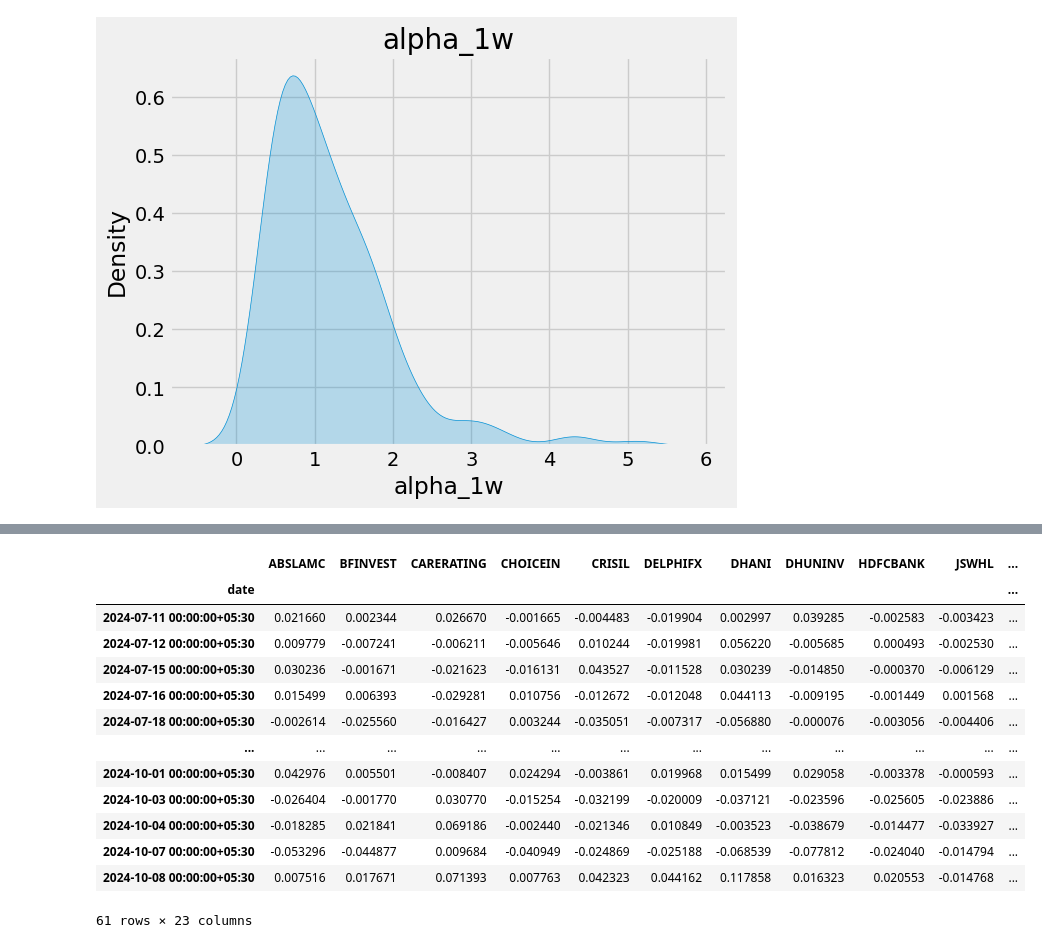
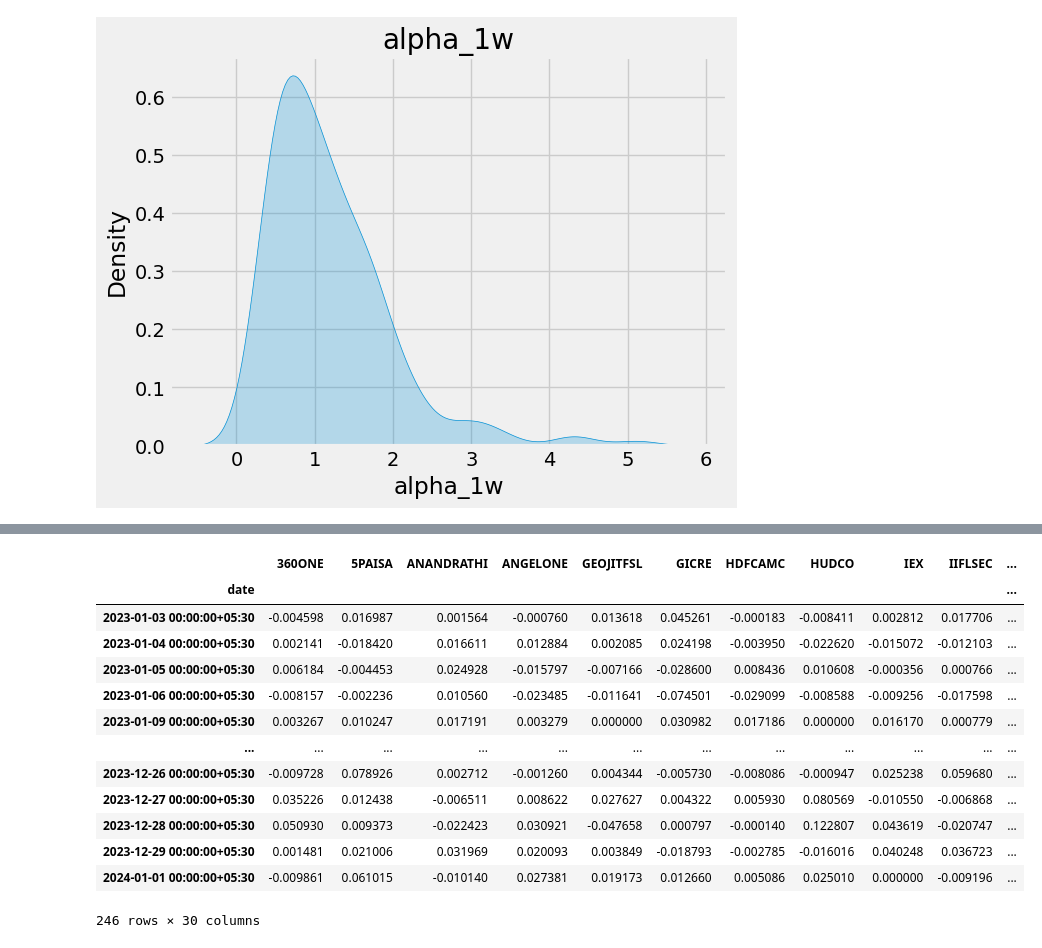
Before and after one commit to karamjeet-ramgharia/wealth_wave, a Jupyter notebook: wealth_comp.ipynb, the cells around one changed output, grey strips where cells are left out. Drawn from its saved outputs; the diff is of its cells as text; code cells hidden in the pictures.

```diff
--- a/wealth_comp.ipynb
+++ b/wealth_comp.ipynb
@@ -210,6 +245,13 @@ def get_beta(stock_df, market_df):
         beta = np.nan
     # print(beta)
     return beta
+
+def get_mean_returns(stock_df):
+    if stock_df.empty or 'close' not in stock_df.columns or len(stock_df) < 2:
+        return None
+    stock_return = stock_df['close'].pct_change()
+    stock_return_mean = np.mean(stock_return)
+    return stock_return_mean
 
 def calculate_returns(stock_df):
     if stock_df.empty or 'close' not in stock_df.columns or len(stock_df) < 2:
@@ -332,18 +374,20 @@ def get_beta_score(df,date):
         expected_return_2w=calculate_expected_returns(two_week_beta,market_return_2w)
         expected_return_1w=calculate_expected_returns(one_week_beta,market_return_1w)
 
-        risk=calculate_risk_std(three_month_stock_data)
+        risk=calculate_risk_std(one_year_stock_data)
+        mean_return=get_mean_returns(one_year_stock_data)
 
 
         row={'beta_1y':one_year_beta,'beta_6m':six_month_beta,'beta_3m':three_month_beta,'beta_1m':one_month_beta,'beta_2w':two_week_beta,'beta_1w':one_week_beta,
              'stock_return_1y':stock_return_1y,'stock_return_6m':stock_return_6m,'stock_return_3m':stock_return_3m,'stock_return_1m':stock_return_1m,'stock_return_2w':stock_return_2w,'stock_return_1w':stock_return_1w,
-             'expected_return_1y':expected_return_1y,'expected_return_6m':expected_return_6m,'expected_return_3m':expected_return_3m,'expected_return_1m':expected_return_1m,'expected_return_2w':expected_return_2w,'expected_return_1w':expected_return_1w,'risk':risk}
+             'expected_return_1y':expected_return_1y,'expected_return_6m':expected_return_6m,'expected_return_3m':expected_return_3m,'expected_return_1m':expected_return_1m,'expected_return_2w':expected_return_2w,'expected_return_1w':expected_return_1w,
+             'risk':risk,'mean_return':mean_return}
         beta_dict[symbol] = row
 
     beta_df=pd.DataFrame(beta_dict).T
     print(beta_df)
     return beta_df,market_returns
-date='2024-11-11'
+date='2024-01-01'
 
 beta_score_df,market_return=get_beta_score(final_env,date)
 # %% [output]
@@ -535,21 +544,21 @@ final_list=final_score_df.head(30)
 print(beta_score_df.columns)
 
 #add expected return of three months and expected return of six months to the final list
-final_list['return_1m']=beta_score_df.loc[final_list.index,'stock_return_1m']
-final_list['stock_return_3m']=beta_score_df.loc[final_list.index,'stock_return_3m']
-final_list['stock_return_6m']=beta_score_df.loc[final_list.index,'stock_return_6m']
+# final_list['return_1m']=beta_score_df.loc[final_list.index,'stock_return_1m']
+# final_list['stock_return_3m']=beta_score_df.loc[final_list.index,'stock_return_3m']
+# final_list['stock_return_6m']=beta_score_df.loc[final_list.index,'stock_return_6m']
 
-#add risk to the final list
-final_list['risk']=beta_score_df.loc[final_list.index,'risk']
+# #add risk to the final list
+# final_list['risk']=beta_score_df.loc[final_list.index,'risk']
 
-#change 6m to 1m return using compounding of stock return
-final_list['return_6m']=((1+final_list['stock_return_6m'])**(1/6))-1
-#change 3m to 1m return using compounding
-final_list['return_3m']=((1+final_list['stock_return_3m'])**(1/3))-1
-#calculate the weighted return for 1m,3m and 6m
-# final_list['weighted_return']=0.3*final_list['return_1m']+0.5*final_list['return_3m']+0.2*final_list['return_6m']
-# print(final_list)
-final_list['weighted_return']=beta_score_df.loc[final_list.index,'stock_return_1m']
+# #change 6m to 1m return using compounding of stock return
+# final_list['return_6m']=((1+final_list['stock_return_6m'])**(1/6))-1
+# #change 3m to 1m return using compounding
+# final_list['return_3m']=((1+final_list['stock_return_3m'])**(1/3))-1
+# #calculate the weighted return for 1m,3m and 6m
+# # final_list['weighted_return']=0.3*final_list['return_1m']+0.5*final_list['return_3m']+0.2*final_list['return_6m']
+# # print(final_list)
+final_list['weighted_return']=beta_score_df.loc[final_list.index,'mean_return']
 
 #remove stocks with negative expected
 final_list=final_list[final_list['weighted_return']>0]
@@ -594,45 +586,45 @@ See the caveats in the documentation: https://pandas.pydata.org/pandas-docs/stab
 # %%
 portfolio=pd.DataFrame()
 for index, row in final_list.iterrows():
     # print(index)
     instrument_token = getInstrumentToken(index)
     # print(instrument_token)
 
     #get last one month data for each stock
-    to_date = '2024-10-08'
+    to_date = '2024-01-01'
     to_date = datetime.strptime(to_date, '%Y-%m-%d')
-    from_date = to_date - timedelta(days=90)
+    from_date = to_date - relativedelta(years=1)
     from_date = from_date.strftime('%Y-%m-%d')
     # print(from_date, to_date)
     data = kite.historical_data(instrument_token, from_date, to_date, 'day')
     #change the data to dataframe
     data = pd.DataFrame(data)
     data['pct_change'] = data['close'].pct_change()
     data = data[['date', 'pct_change']]
     data['date'] = pd.to_datetime(data['date'])
     data = data.set_index('date')
     # print(data)
 
     #push the data to portfolio
     portfolio[index] = data['pct_change']
 #remove the first row of the portfolio
 portfolio = portfolio.iloc[1:]
 display(portfolio)
 # %% [output]
-|  | ABSLAMC | BFINVEST | CARERATING | CHOICEIN | CRISIL | DELPHIFX | DHANI | DHUNINV | HDFCBANK | JSWHL | ... |
+|  | 360ONE | 5PAISA | ANANDRATHI | ANGELONE | GEOJITFSL | GICRE | HDFCAMC | HUDCO | IEX | IIFLSEC | ... |
 | date |  |  |  |  |  |  |  |  |  |  | ... |
-| 2024-07-11 00:00:00+05:30 | 0.021660 | 0.002344 | 0.026670 | -0.001665 | -0.004483 | -0.019904 | 0.002997 | 0.039285 | -0.002583 | -0.003423 | ... |
-| 2024-07-12 00:00:00+05:30 | 0.009779 | -0.007241 | -0.006211 | -0.005646 | 0.010244 | -0.019981 | 0.056220 | -0.005685 | 0.000493 | -0.002530 | ... |
-| 2024-07-15 00:00:00+05:30 | 0.030236 | -0.001671 | -0.021623 | -0.016131 | 0.043527 | -0.011528 | 0.030239 | -0.014850 | -0.000370 | -0.006129 | ... |
-| 2024-07-16 00:00:00+05:30 | 0.015499 | 0.006393 | -0.029281 | 0.010756 | -0.012672 | -0.012048 | 0.044113 | -0.009195 | -0.001449 | 0.001568 | ... |
-| 2024-07-18 00:00:00+05:30 | -0.002614 | -0.025560 | -0.016427 | 0.003244 | -0.035051 | -0.007317 | -0.056880 | -0.000076 | -0.003056 | -0.004406 | ... |
+| 2023-01-03 00:00:00+05:30 | -0.004598 | 0.016987 | 0.001564 | -0.000760 | 0.013618 | 0.045261 | -0.000183 | -0.008411 | 0.002812 | 0.017706 | ... |
+| 2023-01-04 00:00:00+05:30 | 0.002141 | -0.018420 | 0.016611 | 0.012884 | 0.002085 | 0.024198 | -0.003950 | -0.022620 | -0.015072 | -0.012103 | ... |
+| 2023-01-05 00:00:00+05:30 | 0.006184 | -0.004453 | 0.024928 | -0.015797 | -0.007166 | -0.028600 | 0.008436 | 0.010608 | -0.000356 | 0.000766 | ... |
+| 2023-01-06 00:00:00+05:30 | -0.008157 | -0.002236 | 0.010560 | -0.023485 | -0.011641 | -0.074501 | -0.029099 | -0.008588 | -0.009256 | -0.017598 | ... |
+| 2023-01-09 00:00:00+05:30 | 0.003267 | 0.010247 | 0.017191 | 0.003279 | 0.000000 | 0.030982 | 0.017186 | 0.000000 | 0.016170 | 0.000779 | ... |
 | ... | ... | ... | ... | ... | ... | ... | ... | ... | ... | ... | ... |
-| 2024-10-01 00:00:00+05:30 | 0.042976 | 0.005501 | -0.008407 | 0.024294 | -0.003861 | 0.019968 | 0.015499 | 0.029058 | -0.003378 | -0.000593 | ... |
-| 2024-10-03 00:00:00+05:30 | -0.026404 | -0.001770 | 0.030770 | -0.015254 | -0.032199 | -0.020009 | -0.037121 | -0.023596 | -0.025605 | -0.023886 | ... |
-| 2024-10-04 00:00:00+05:30 | -0.018285 | 0.021841 | 0.069186 | -0.002440 | -0.021346 | 0.010849 | -0.003523 | -0.038679 | -0.014477 | -0.033927 | ... |
-| 2024-10-07 00:00:00+05:30 | -0.053296 | -0.044877 | 0.009684 | -0.040949 | -0.024869 | -0.025188 | -0.068539 | -0.077812 | -0.024040 | -0.014794 | ... |
-| 2024-10-08 00:00:00+05:30 | 0.007516 | 0.017671 | 0.071393 | 0.007763 | 0.042323 | 0.044162 | 0.117858 | 0.016323 | 0.020553 | -0.014768 | ... |
+| 2023-12-26 00:00:00+05:30 | -0.009728 | 0.078926 | 0.002712 | -0.001260 | 0.004344 | -0.005730 | -0.008086 | -0.000947 | 0.025238 | 0.059680 | ... |
+| 2023-12-27 00:00:00+05:30 | 0.035226 | 0.012438 | -0.006511 | 0.008622 | 0.027627 | 0.004322 | 0.005930 | 0.080569 | -0.010550 | -0.006868 | ... |
+| 2023-12-28 00:00:00+05:30 | 0.050930 | 0.009373 | -0.022423 | 0.030921 | -0.047658 | 0.000797 | -0.000140 | 0.122807 | 0.043619 | -0.020747 | ... |
+| 2023-12-29 00:00:00+05:30 | 0.001481 | 0.021006 | 0.031969 | 0.020093 | 0.003849 | -0.018793 | -0.002785 | -0.016016 | 0.040248 | 0.036723 | ... |
+| 2024-01-01 00:00:00+05:30 | -0.009861 | 0.061015 | -0.010140 | 0.027381 | 0.019173 | 0.012660 | 0.005086 | 0.025010 | 0.000000 | -0.009196 | ... |
-61 rows × 23 columns
+246 rows × 30 columns
 # %%
 #caluculate the correlation for portfolio
 covariance = portfolio.cov()
```
Also changed, not shown: parts of 25 cells of this notebook, 17 other files.
